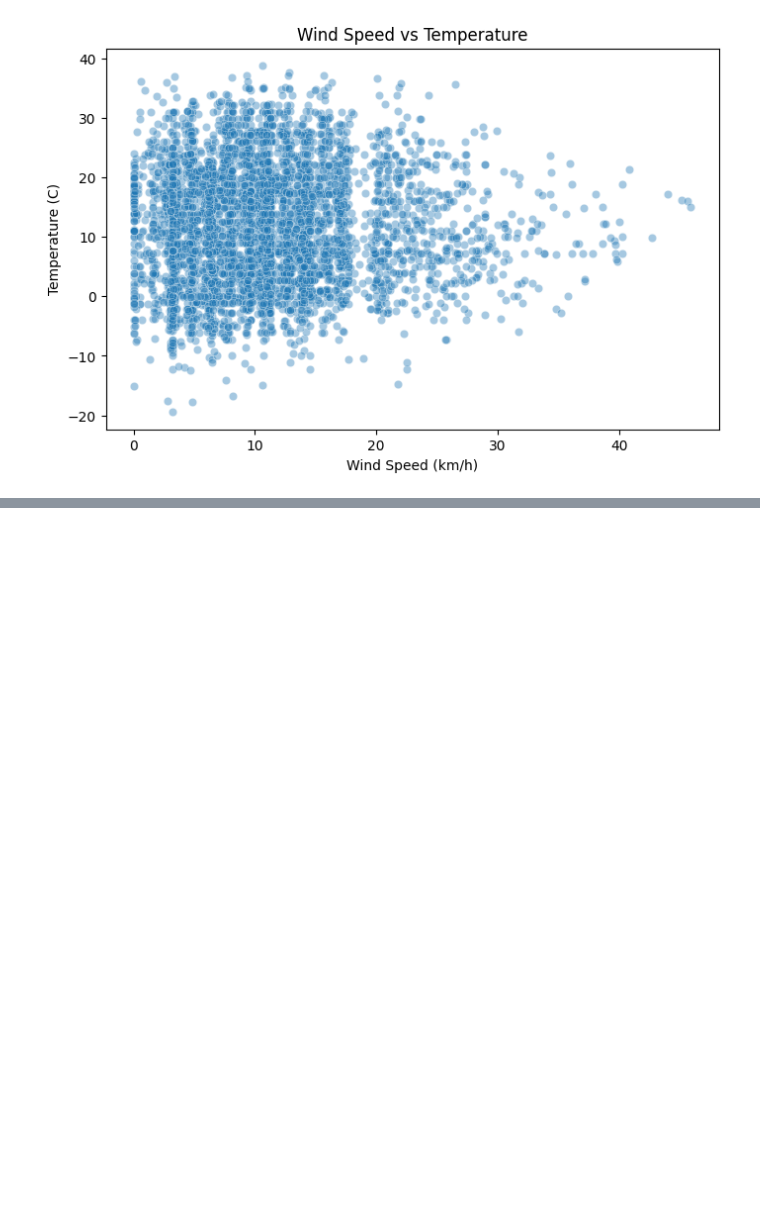
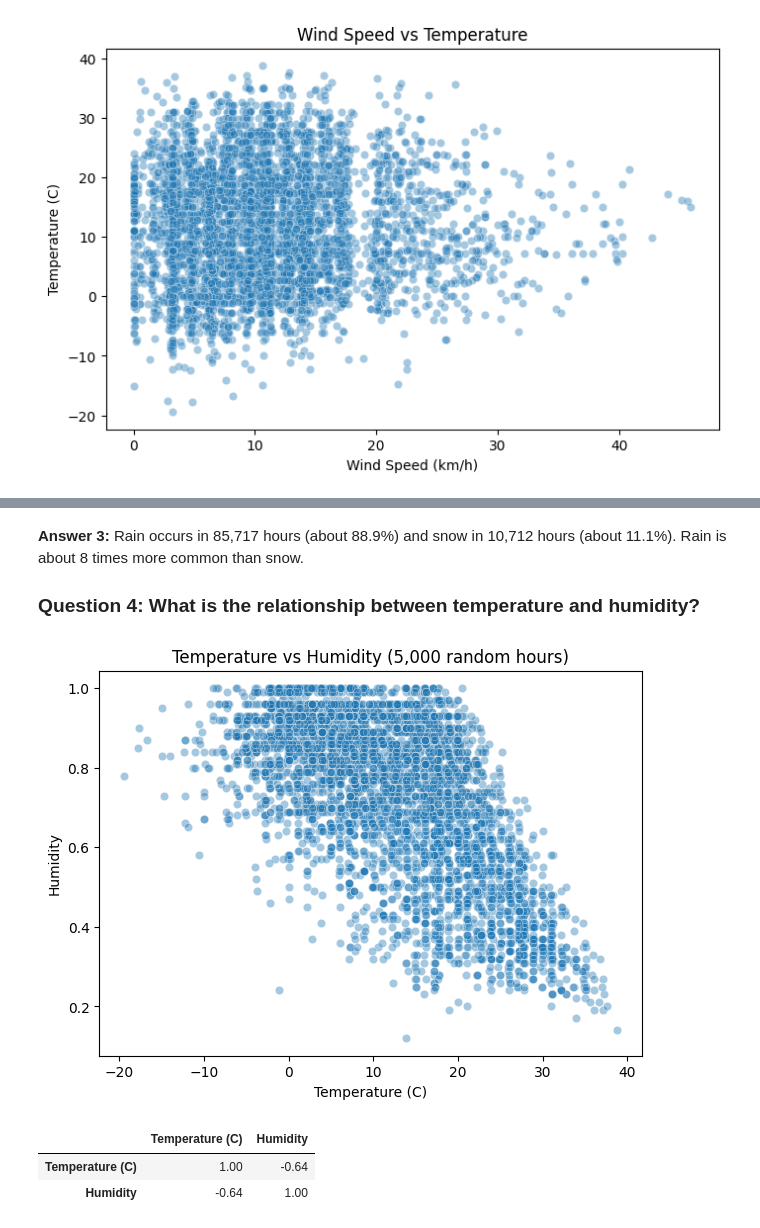
Before and after one commit to syeda-bisma05/weather-data-analysis, a Jupyter notebook: weather_analysis.ipynb, the cells around one changed output, grey strips where cells are left out. Saved outputs shown, nothing was run; the diff lists cells and outputs as text; code cells hidden in the pictures; blank space fills up the shorter version.

```diff
--- a/weather_analysis.ipynb
+++ b/weather_analysis.ipynb
@@ -496,0 +559,17 @@ plt.show()
+# %% [markdown]
+**Answer 3:** Rain occurs in 85,717 hours (about 88.9%) and snow in 10,712 hours (about 11.1%). Rain is about 8 times more common than snow.
+### Question 4: What is the relationship between temperature and humidity?
+# %%
+sample = df.sample(5000, random_state=42)
+plt.figure(figsize=(7, 5))
+sns.scatterplot(x='Temperature (C)', y='Humidity', data=sample, alpha=0.4)
+plt.title('Temperature vs Humidity (5,000 random hours)')
+plt.xlabel('Temperature (C)')
+plt.ylabel('Humidity')
+plt.show()
+df[['Temperature (C)', 'Humidity']].corr().round(2)
+# %% [output]
+[figure, added]
+|  | Temperature (C) | Humidity |
+| Temperature (C) | 1.00 | -0.64 |
+| Humidity | -0.64 | 1.00 |
```
Also changed, not shown: parts of 9 cells of this notebook.
